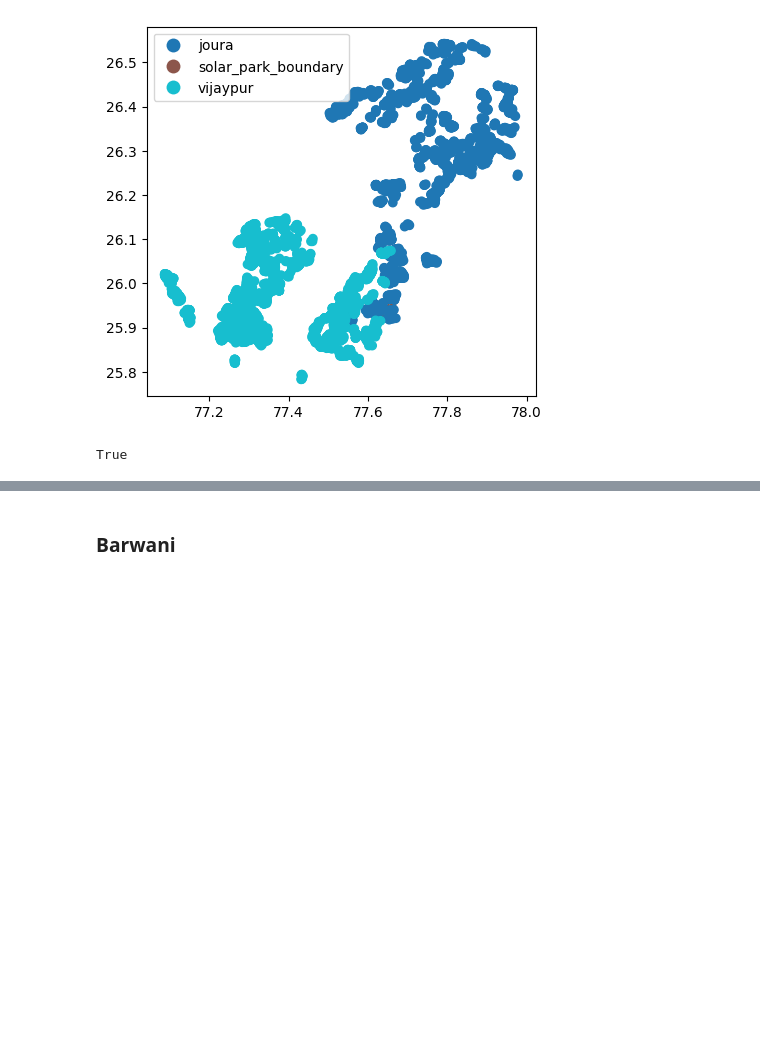
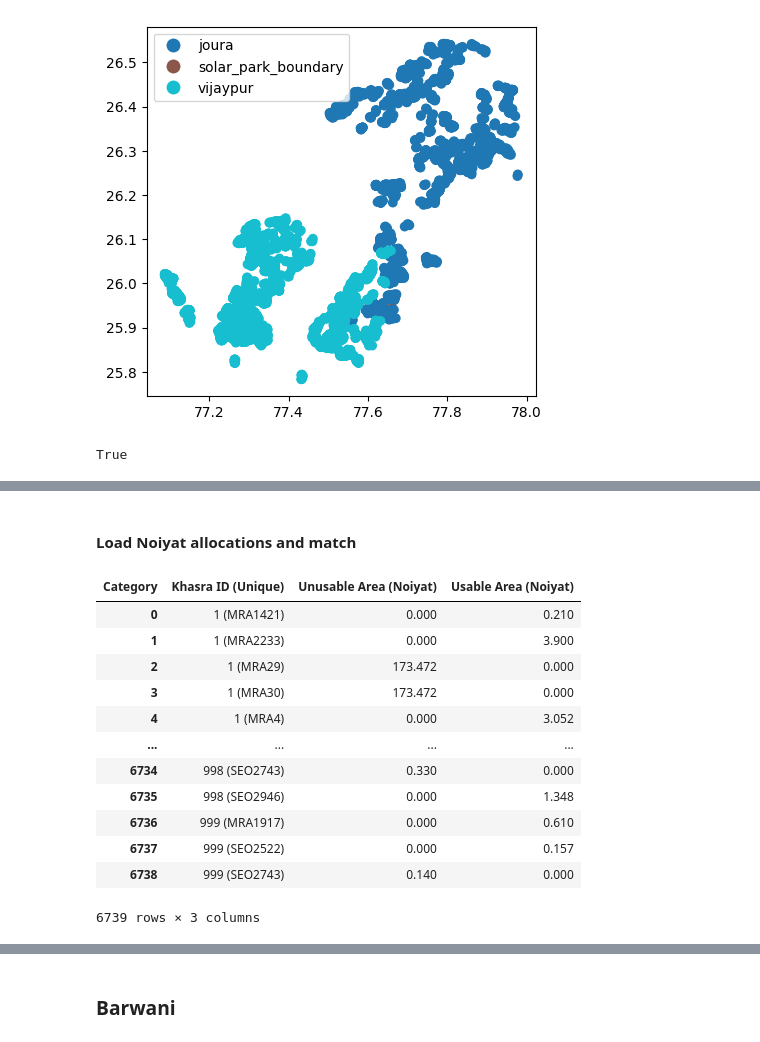
Before and after one commit to IDinsight/idinsight-solar-parks, a Jupyter notebook: notebooks/solar_parks_01_preprocessing.ipynb, the cells around one changed output, grey strips where cells are left out. Drawn from its saved outputs; the diff is of its cells as text; code cells hidden in the pictures; blank space fills up the shorter version.

```diff
--- a/notebooks/solar_parks_01_preprocessing.ipynb
+++ b/notebooks/solar_parks_01_preprocessing.ipynb
@@ -441,0 +460,2 @@ morena_gdf_split["Khasra ID (Unique)"] = (
+# %% [markdown]
+#### Load Noiyat allocations and match
@@ -441,0 +499,25 @@ morena_gdf_split["Khasra ID (Unique)"] = (
+# %%
+# Pivot the data to get usable/unusable areas per khasra
+pivot_df = combined_lookup.pivot_table(
+    index="Khasra ID (Unique)",
+    columns="Category",
+    values="land_size_noiyat",
+    aggfunc="sum",
+    fill_value=0,
+).reset_index()
+
+pivot_df
+# %% [output]
+| Category | Khasra ID (Unique) | Unusable Area (Noiyat) | Usable Area (Noiyat) |
+| 0 | 1 (MRA1421) | 0.000 | 0.210 |
+| 1 | 1 (MRA2233) | 0.000 | 3.900 |
+| 2 | 1 (MRA29) | 173.472 | 0.000 |
+| 3 | 1 (MRA30) | 173.472 | 0.000 |
+| 4 | 1 (MRA4) | 0.000 | 3.052 |
+| ... | ... | ... | ... |
+| 6734 | 998 (SEO2743) | 0.330 | 0.000 |
+| 6735 | 998 (SEO2946) | 0.000 | 1.348 |
+| 6736 | 999 (MRA1917) | 0.000 | 0.610 |
+| 6737 | 999 (SEO2522) | 0.000 | 0.157 |
+| 6738 | 999 (SEO2743) | 0.140 | 0.000 |
+6739 rows × 3 columns
```
Also changed, not shown: parts of 10 cells of this notebook.
